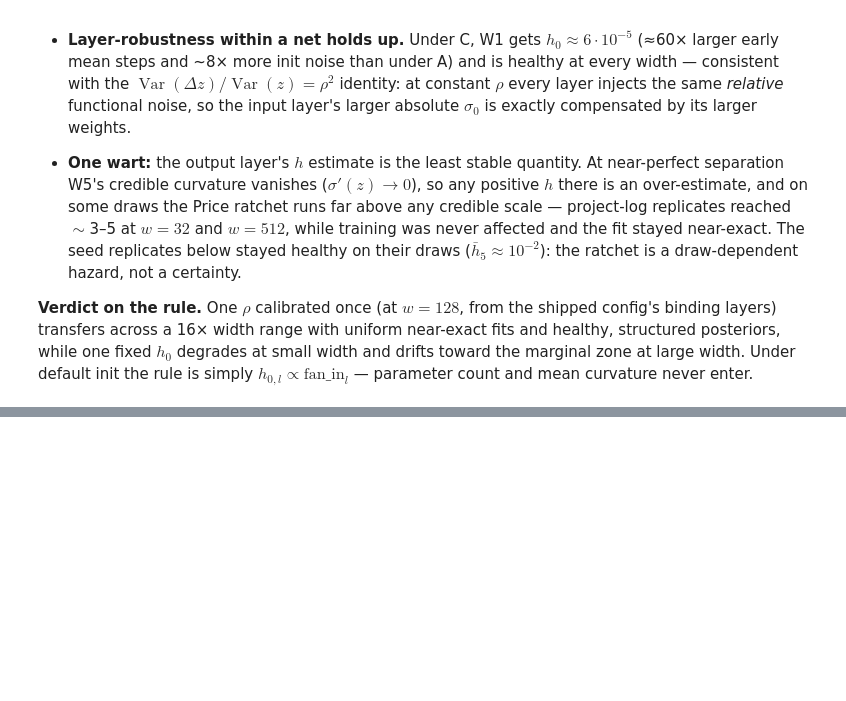
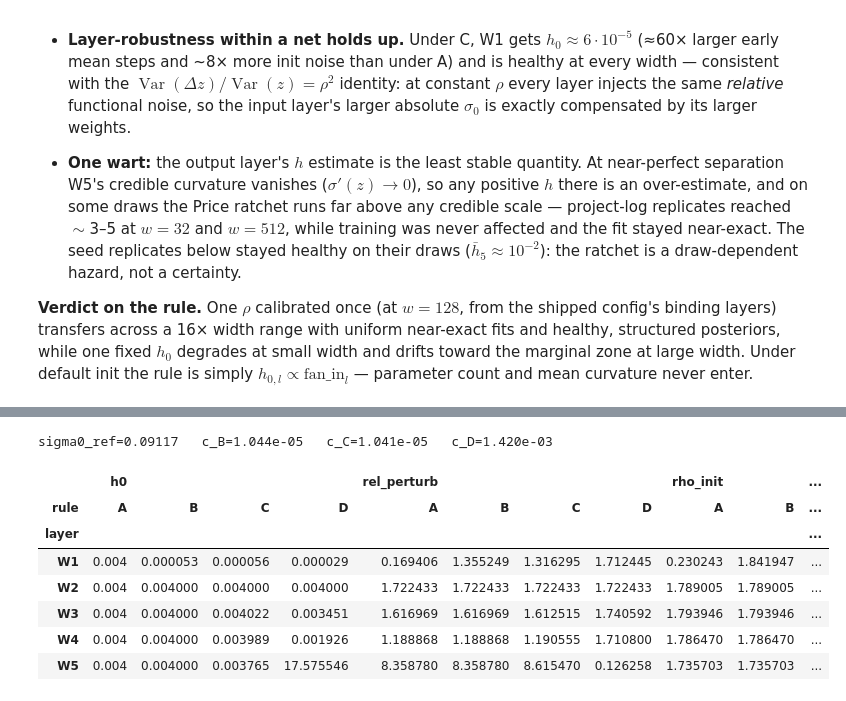
Before and after one commit to adrianrob1/haicon-tutorial, a Jupyter notebook: 2b_hess_init.ipynb, the cells around one changed output, grey strips where cells are left out. Cells and saved outputs as stored; diff of their text form; code cells hidden in the pictures; blank space fills up the shorter version.

```diff
--- a/2b_hess_init.ipynb
+++ b/2b_hess_init.ipynb
@@ -652,0 +670,41 @@ pd.DataFrame(rows)
+# %%
+import numpy as np
+
+# one-time constants, recomputed from the seeded w=128 reference init
+CAL_REF = 4e-3 + BASE["weight_decay"]
+SIG0_REF = (BASE["ess"] * CAL_REF) ** -0.5
+torch.manual_seed(2)
+_ref = MLP(hidden=128)
+_ref_layers = [m for m in _ref.net if isinstance(m, torch.nn.Linear)]
+_W2 = _ref_layers[1].weight
+_h, _acts = X[:64], []
+with torch.no_grad():
+    for m in _ref.net:
+        if isinstance(m, torch.nn.Linear):
+            _acts.append((_h, m(_h)))
+            _h = m(_h)
+        else:
+            _h = m(_h)
+_var2 = 1 / (3 * _W2.shape[1])
+_mw2 = _W2.detach().square().mean().item()
+_x2, _y2 = _acts[1]
+_ratio2 = (_x2.square().sum(1).mean() / _y2.square().sum(1).mean()).item()
+C_B, C_C, C_D = CAL_REF * _var2, CAL_REF * _mw2, CAL_REF / _ratio2
+print(f"sigma0_ref={SIG0_REF:.5f}   c_B={C_B:.3e}   c_C={C_C:.3e}   c_D={C_D:.3e}")
+
+rules_df = pd.read_csv("per_layer_hess_init_results.csv")
+init128 = (rules_df[(rules_df.width == 128) & (rules_df.seed == 2)]
+           .pivot_table(index="layer", columns="rule",
+                        values=["h0", "sigma0", "rho_init", "rel_perturb"])
+           .reindex(LNAMES))
+init128
+# %% [output]
+sigma0_ref=0.09117   c_B=1.044e-05   c_C=1.041e-05   c_D=1.420e-03
+|  | h0 |  |  |  | rel_perturb |  |  |  | rho_init |  | ... |
+| rule | A | B | C | D | A | B | C | D | A | B | ... |
+| layer |  |  |  |  |  |  |  |  |  |  | ... |
+| W1 | 0.004 | 0.000053 | 0.000056 | 0.000029 | 0.169406 | 1.355249 | 1.316295 | 1.712445 | 0.230243 | 1.841947 | ... |
+| W2 | 0.004 | 0.004000 | 0.004000 | 0.004000 | 1.722433 | 1.722433 | 1.722433 | 1.722433 | 1.789005 | 1.789005 | ... |
+| W3 | 0.004 | 0.004000 | 0.004022 | 0.003451 | 1.616969 | 1.616969 | 1.612515 | 1.740592 | 1.793946 | 1.793946 | ... |
+| W4 | 0.004 | 0.004000 | 0.003989 | 0.001926 | 1.188868 | 1.188868 | 1.190555 | 1.710800 | 1.786470 | 1.786470 | ... |
+| W5 | 0.004 | 0.004000 | 0.003765 | 17.575546 | 8.358780 | 8.358780 | 8.615470 | 0.126258 | 1.735703 | 1.735703 | ... |
```
Also changed, not shown: parts of 13 cells of this notebook, 2 other files.
